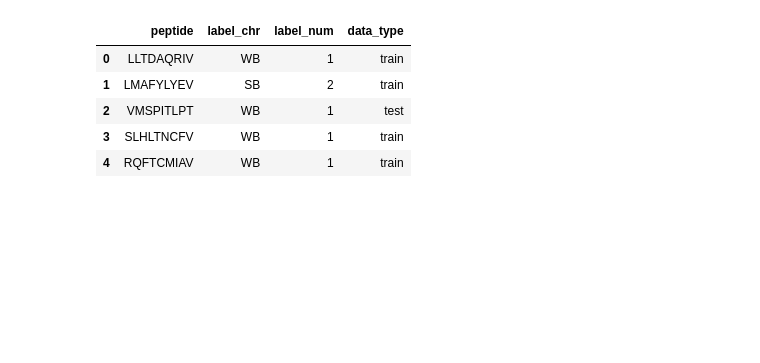
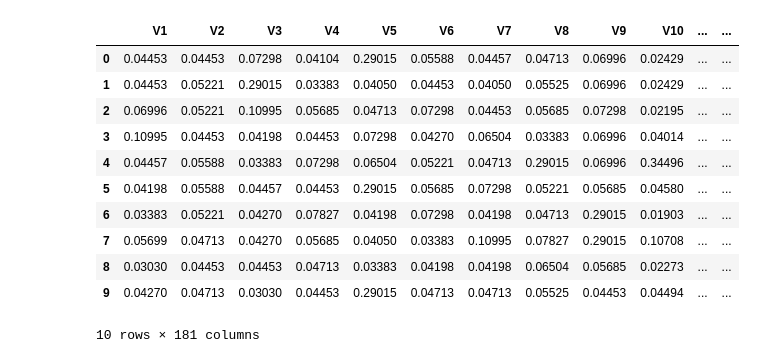
Before and after one commit to chemonke/dplrning_task1, a Jupyter notebook: dplrning.ipynb, the cells around one changed output. Cells and saved outputs as stored; diff of their text form; code cells hidden in the pictures; blank space fills up the shorter version.

```diff
--- a/dplrning.ipynb
+++ b/dplrning.ipynb
@@ -11,14 +75,17 @@ from sklearn.preprocessing import LabelEncoder
 # %%
-# Load data
-pep_file = "https://raw.githubusercontent.com/leonjessen/keras_tensorflow_demo/master/data/ran_peps_netMHCpan40_predicted_A0201_reduced_cleaned_balanced.tsv"
-pep_dat = pd.read_csv(pep_file, sep="\t")
+# Load the encoded data
+data = pd.read_csv("pep_data_encoded.tsv", sep="\t")
+data.head(10)
+# %% [output]
+|  | V1 | V2 | V3 | V4 | V5 | V6 | V7 | V8 | V9 | V10 | ... | ... |
+| 0 | 0.04453 | 0.04453 | 0.07298 | 0.04104 | 0.29015 | 0.05588 | 0.04457 | 0.04713 | 0.06996 | 0.02429 | ... | ... |
+| 1 | 0.04453 | 0.05221 | 0.29015 | 0.03383 | 0.04050 | 0.04453 | 0.04050 | 0.05525 | 0.06996 | 0.02429 | ... | ... |
+| 2 | 0.06996 | 0.05221 | 0.10995 | 0.05685 | 0.04713 | 0.07298 | 0.04453 | 0.05685 | 0.07298 | 0.02195 | ... | ... |
+| 3 | 0.10995 | 0.04453 | 0.04198 | 0.04453 | 0.07298 | 0.04270 | 0.06504 | 0.03383 | 0.06996 | 0.04014 | ... | ... |
+| 4 | 0.04457 | 0.05588 | 0.03383 | 0.07298 | 0.06504 | 0.05221 | 0.04713 | 0.29015 | 0.06996 | 0.34496 | ... | ... |
+| 5 | 0.04198 | 0.05588 | 0.04457 | 0.04453 | 0.29015 | 0.05685 | 0.07298 | 0.05221 | 0.05685 | 0.04580 | ... | ... |
+| 6 | 0.03383 | 0.05221 | 0.04270 | 0.07827 | 0.04198 | 0.07298 | 0.04198 | 0.04713 | 0.29015 | 0.01903 | ... | ... |
+| 7 | 0.05699 | 0.04713 | 0.04270 | 0.05685 | 0.04050 | 0.03383 | 0.10995 | 0.07827 | 0.29015 | 0.10708 | ... | ... |
+| 8 | 0.03030 | 0.04453 | 0.04453 | 0.04713 | 0.03383 | 0.04198 | 0.04198 | 0.06504 | 0.05685 | 0.02273 | ... | ... |
+| 9 | 0.04270 | 0.04713 | 0.03030 | 0.04453 | 0.29015 | 0.04713 | 0.04713 | 0.05525 | 0.04453 | 0.04494 | ... | ... |
+10 rows × 181 columns
-# %%
-# Summary of data
-pep_dat.head()
-# %% [output]
-|  | peptide | label_chr | label_num | data_type |
-| 0 | LLTDAQRIV | WB | 1 | train |
-| 1 | LMAFYLYEV | SB | 2 | train |
-| 2 | VMSPITLPT | WB | 1 | test |
-| 3 | SLHLTNCFV | WB | 1 | train |
-| 4 | RQFTCMIAV | WB | 1 | train |
```
Also changed, not shown: parts of 24 cells of this notebook, 4 other files.
